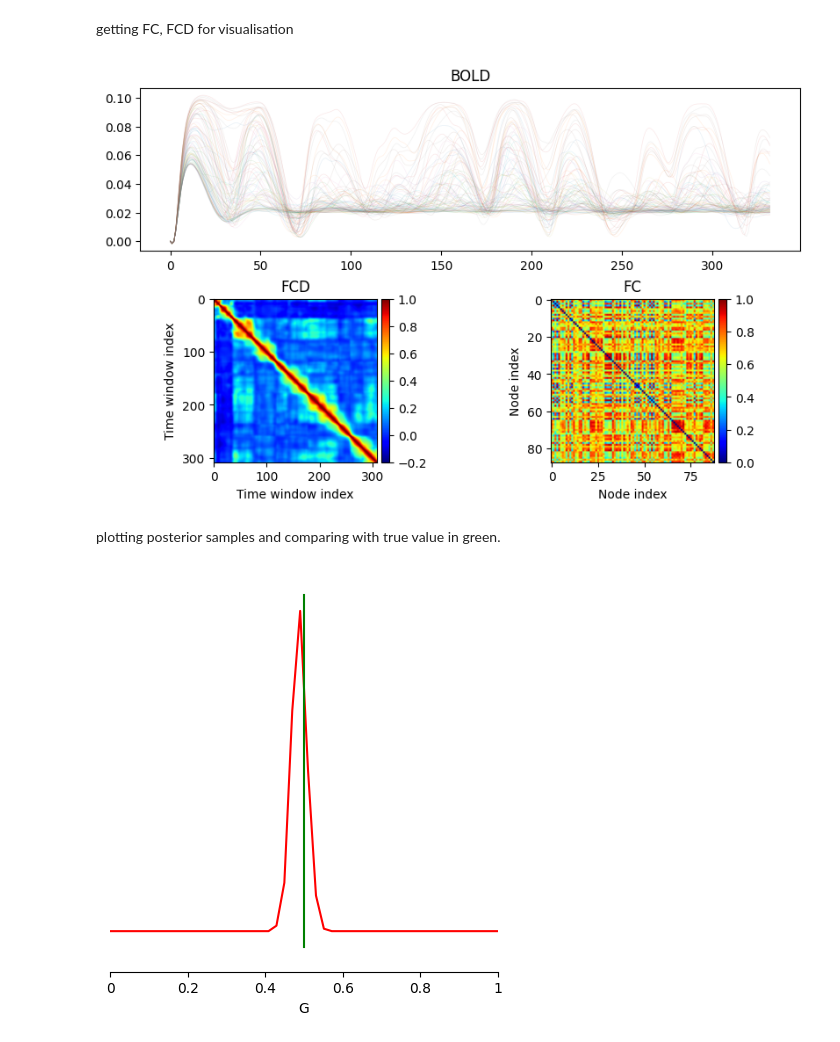
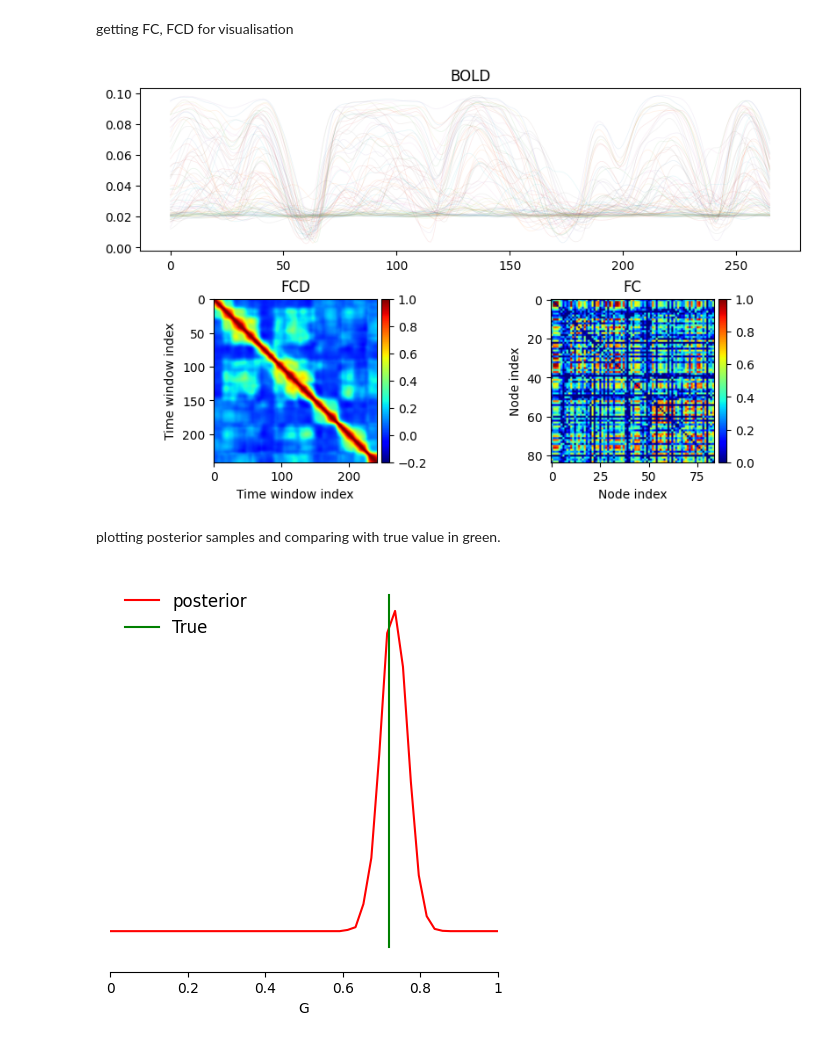
Before and after one commit to ins-amu/vbi, a Jupyter notebook: docs/examples/mpr_sde_numba.ipynb, the cells around one changed output. Saved outputs shown, nothing was run; the diff lists cells and outputs as text; code cells hidden in the pictures.

Commit message:
update mpr numba notebook batch_run.

```diff
--- a/docs/examples/mpr_sde_numba.ipynb
+++ b/docs/examples/mpr_sde_numba.ipynb
@@ -51,6 +53,33 @@ def wrapper(g, par):
         return rv_t, r, v, bold_t, bold_d
     else:
         return bold_t, bold_d
+# %%
+def batch_run(par, control_list, n_workers=1):
+    """
+    Run simulations in parallel with progress bar.
+
+    Args:
+        par: Parameters dictionary for the simulation
+        control_list: List of control values (e.g., G values)
+        n_workers: Number of parallel workers
+
+    Returns:
+        List of simulation results
+    """
+    n = len(control_list)
+
+    def update_bar(_):
+        pbar.update()
+
+    with Pool(processes=n_workers) as pool:
+        with tqdm(total=n, desc="Running simulations") as pbar:
+            async_results = [pool.apply_async(wrapper,
+                                              args=(control_list[i], par),
+                                              callback=update_bar)
+                             for i in range(n)]
+            results = [res.get() for res in async_results]
+
+    return results
 # %%
 def plot(rv_t, r, v, bold_d, bold_t):
     step = 10
@@ -119,7 +150,7 @@ len(results), len(results[0])
 # %% [markdown]
 ### Whole connectome
 # %%
-D = vbi.LoadSample(nn=88)
+D = vbi.LoadSample(nn=84)
 weights = D.get_weights()
 nn = weights.shape[0]
 print(f"number of nodes: {nn}")
@@ -252,3 +280,5 @@ with mp.Pool(processes=10) as p:
+# %%
+results = batch_run(par, theta_np, n_workers=10)
 # %%
 bolds = [res[1].T for res in results]
 bolds = np.array(bolds)
@@ -305,8 +340,12 @@ plt.tight_layout()
 4. sample from posterior given observation point
 5. store data
 # %%
-G_true = 0.5
+G_true = 0.72
+# Single simulation for the true value
 bold_obs = wrapper(G_true, par)[1].T
+
+# bold_obs = np.load(path+"/bold_obs.npz")['bold']
+# G_true = np.load(path+"/bold_obs.npz")["G"]
 
 # Check if there are any NaNs in the observed BOLD data
 assert(np.isnan(bold_obs).sum() == 0)
@@ -367,28 +406,27 @@ ax_dict['C'].set_ylabel("Node index")
 
 plt.show()
 # %% [output]
-[figure, old version]
+[figure, new version]
 # %% [markdown]
 plotting posterior samples and comparing with true value in green.
 # %%
 from sbi.analysis import pairplot
 
 limits = [[i, j] for i, j in zip(prior_min, prior_max)]
 fig, ax = pairplot(
     samples,
     limits=limits,
     figsize=(5, 5),
     points=[G_true],
     labels=["G"],
     offdiag='kde',
     diag='kde',
     fig_kwargs=dict(
         points_offdiag=dict(marker="*", markersize=10),
         points_colors=["g"]),
     diag_kwargs={"mpl_kwargs": {"color": "r"}},
-    upper_kwargs={"mpl_kwargs": {"cmap": "Blues"}},
 )
-
+plt.legend(["posterior", "True"], loc="upper left", fontsize=12, frameon=False)
 fig.savefig(path+"/G.png", dpi=150)
 # %% [output]
-[figure, old version]
+[figure, new version]
```
Also changed, not shown: parts of 19 cells of this notebook, 1 other file.
